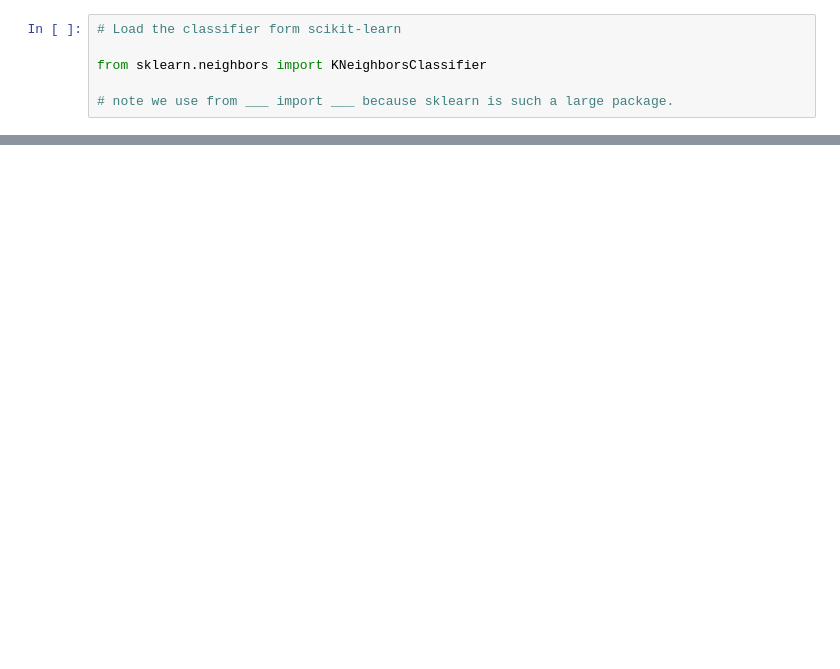
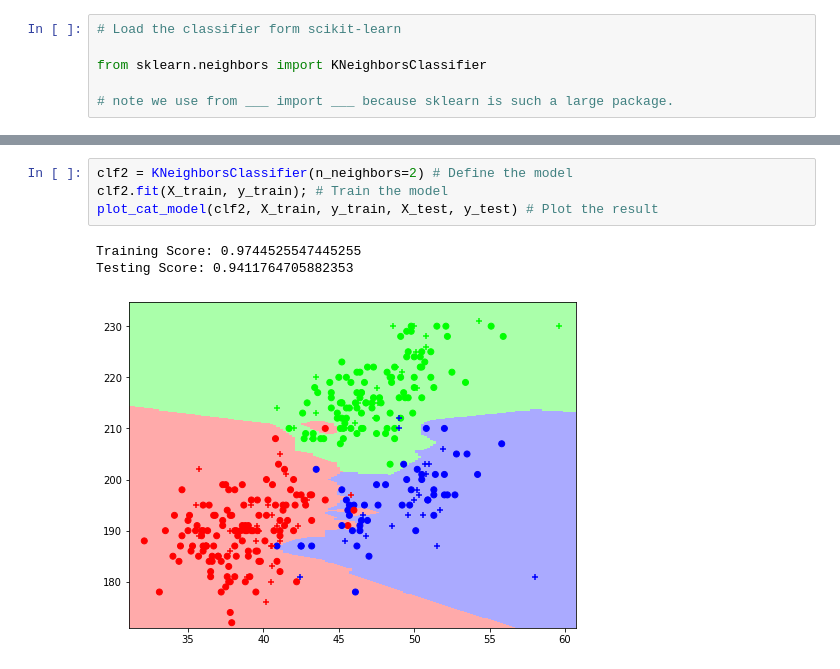
Before and after one commit to virgilpierce/STAT_111, a Jupyter notebook: Class Notes - 11-3 Classification.ipynb, the cells around one changed output, grey strips where cells are left out. Drawn from its saved outputs; the diff is of its cells as text; blank space fills up the shorter version.

```diff
--- a/Class Notes - 11-3 Classification.ipynb
+++ b/Class Notes - 11-3 Classification.ipynb
@@ -186,0 +233,8 @@ from sklearn.neighbors import KNeighborsClassifier
+# %%
+clf2 = KNeighborsClassifier(n_neighbors=2) # Define the model
+clf2.fit(X_train, y_train); # Train the model
+plot_cat_model(clf2, X_train, y_train, X_test, y_test) # Plot the result
+# %% [output]
+Training Score: 0.9744525547445255
+Testing Score: 0.9411764705882353
+[figure, added]
```
Also changed, not shown: parts of 18 cells of this notebook.
